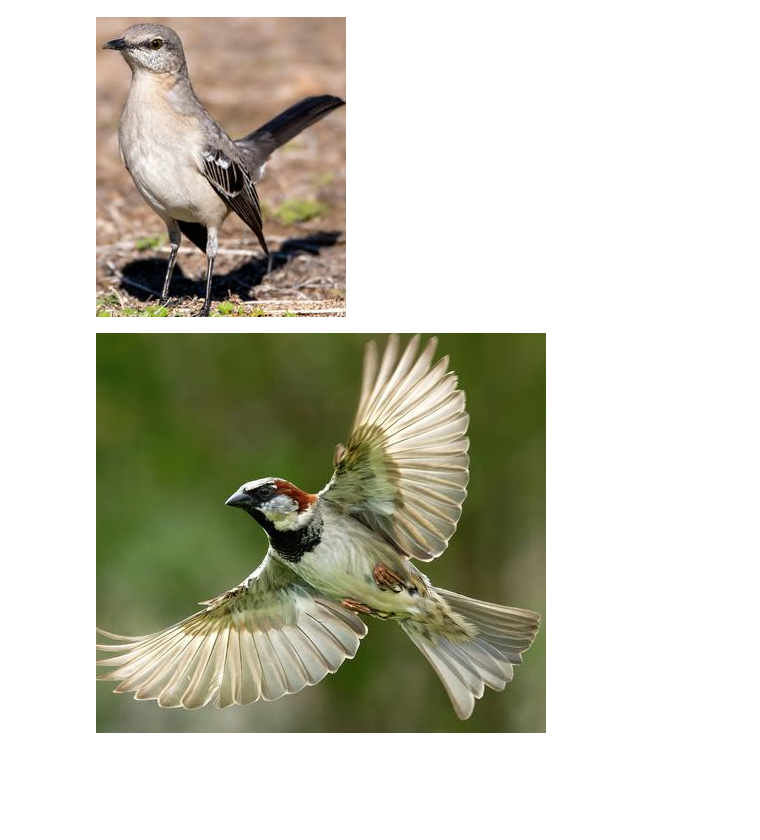
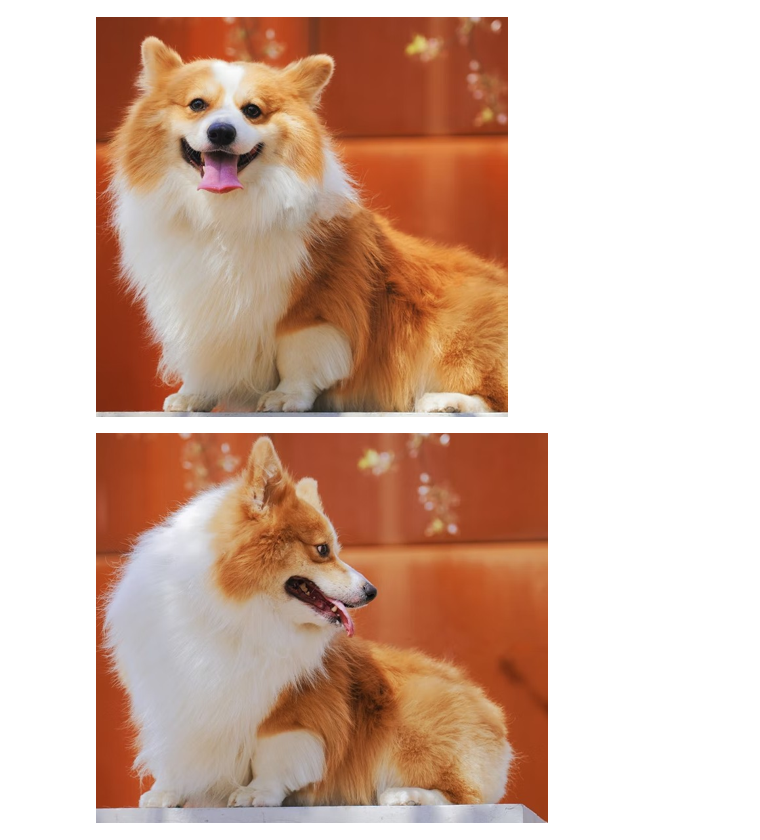
Before and after one commit to sooyeon-go/eye_for_an_eye, a Jupyter notebook: make_bbox.ipynb, the cells around one changed output. Cells and saved outputs as stored; diff of their text form; code cells hidden in the pictures; blank space fills up the shorter version.

```diff
--- a/make_bbox.ipynb
+++ b/make_bbox.ipynb
@@ -4,9 +4,9 @@ from PIL import Image
 from IPython.display import display
 import json
 # %%
-dir_name = "example" # example dataset directory
-src_name = '0.jpg' # source object name
-trg_name = '1.jpg' # target object name
+dir_name = "another_ex/dog1/" # example dataset directory
+src_name = '0.png' # source object name
+trg_name = '1.png' # target object name
 
 source_img = os.path.join(dir_name, src_name)
 target_img = os.path.join(dir_name, trg_name)
@@ -24,19 +24,19 @@ def crop_image(image, crop_box):
 total_bbox = {}
 # %%
 # Adjust the numbers within the crop box manually to ensure that the bounding box is as tight as possible around the object within the image.
-src_crop_box = [190, 100, 440, 400]
+src_crop_box = [100, 80, 512, 480]
 
 cropped = crop_image(src_image, src_crop_box)
 display(cropped)
 # %% [output]
-[figure, old version]
+[figure, new version]
 # %%
-trg_crop_box = [50, 50, 500, 450]
+trg_crop_box = [60, 90, 512, 480]
 
 cropped = crop_image(trg_image, trg_crop_box)
 display(cropped)
 # %% [output]
-[figure, old version]
+[figure, new version]
 # %%
 total_bbox['0']=src_crop_box
 total_bbox['1']=trg_crop_box
```
Also changed, not shown: 3 other files.
